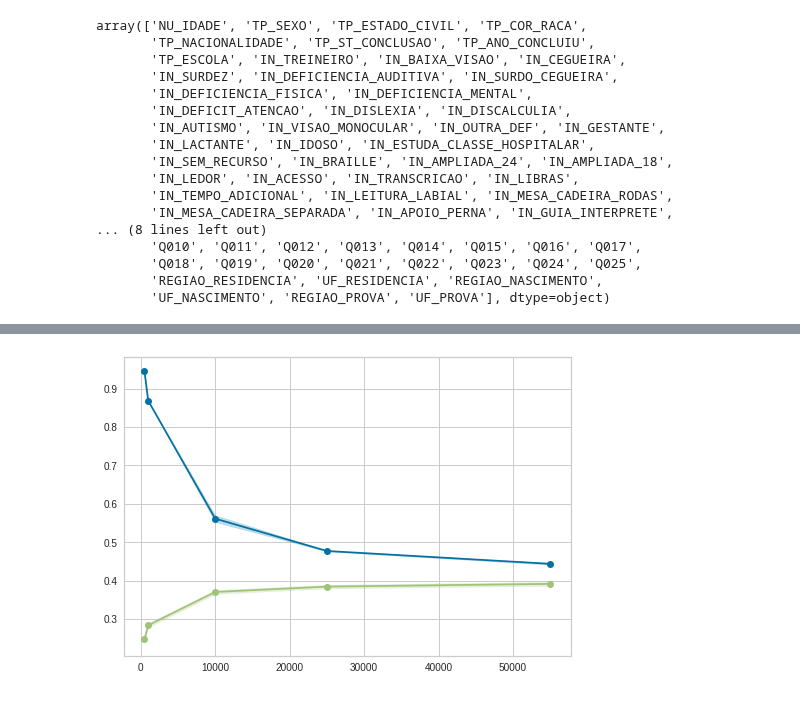
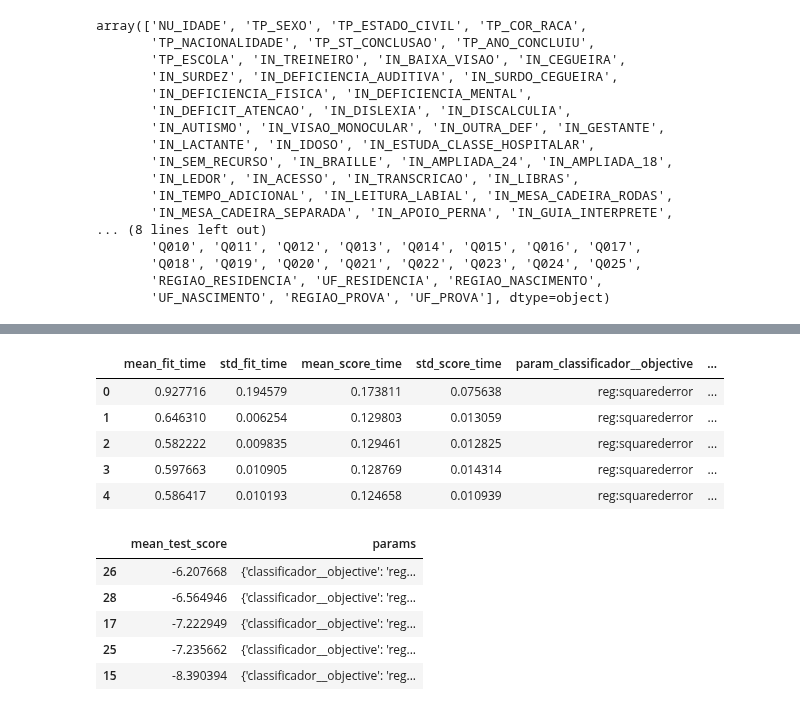
Before and after one commit to inf032/introducaoML, a Jupyter notebook: ENEM.ipynb, the cells around one changed output, grey strips where cells are left out. Saved outputs shown, nothing was run; the diff lists cells and outputs as text; code cells hidden in the pictures.

```diff
--- a/ENEM.ipynb
+++ b/ENEM.ipynb
@@ -334,15 +349,46 @@ vc.show()
 <matplotlib.axes._subplots.AxesSubplot at 0x...>
-# %%
-from yellowbrick.model_selection import LearningCurve
-
-model = XGBRegressor(objective='reg:squarederror', max_depth = 6)
-
-train_sizes = [500, 1000, 10000, 25000, 55000]
-
-vc = LearningCurve(model, cv=5, scoring='r2', train_sizes=train_sizes)
-
-modelo = Pipeline(steps=[('step_one', col_transformer), ('ss',  StandardScaler()),
-                         ('imputer', ImputerWithMissingMark(imputer=SimpleImputer())),
-                         ('vc',  vc)]).fit(X_train_processada, y_train)
-# %% [output]
-[figure, removed]
+# %%
+
+from sklearn.model_selection import GridSearchCV, RandomizedSearchCV
+from scipy.stats import uniform
+from sklearn.model_selection import KFold
+
+espaco_de_parametros = {
+    'classificador__objective':['reg:squarederror'],
+    'classificador__max_depth': np.arange(1,16),
+    'classificador__colsample_bylevel': uniform.rvs(loc=0, scale=0.1, size=10000),
+    'classificador__learning_rate': uniform.rvs(loc=0, scale=0.01, size=100000),
+}
+
+cv = KFold(n_splits = 5, shuffle=True, random_state=327)
+
+
+modelo = Pipeline(steps=[('step_one', col_transformer), ('ss',  StandardScaler()),
+                         ('imputer', ImputerWithMissingMark()), ('classificador', XGBRegressor())])
+
+search = RandomizedSearchCV(modelo,
+                    espaco_de_parametros,
+                    n_iter = 30,
+                    cv = cv,
+                    random_state = SEED)
+
+
+search.fit(X_train_processada, y_train)
+resultados = pd.DataFrame(search.cv_results_)
+resultados.head()
+# %% [output]
+|  | mean_fit_time | std_fit_time | mean_score_time | std_score_time | param_classificador__objective | ... |
+| 0 | 0.927716 | 0.194579 | 0.173811 | 0.075638 | reg:squarederror | ... |
+| 1 | 0.646310 | 0.006254 | 0.129803 | 0.013059 | reg:squarederror | ... |
+| 2 | 0.582222 | 0.009835 | 0.129461 | 0.012825 | reg:squarederror | ... |
+| 3 | 0.597663 | 0.010905 | 0.128769 | 0.014314 | reg:squarederror | ... |
+| 4 | 0.586417 | 0.010193 | 0.124658 | 0.010939 | reg:squarederror | ... |
+# %%
+resultados[['mean_test_score', 'params']].sort_values(by='mean_test_score', ascending=False).head(5)
+# %% [output]
+|  | mean_test_score | params |
+| 26 | -6.207668 | {'classificador__objective': 'reg... |
+| 28 | -6.564946 | {'classificador__objective': 'reg... |
+| 17 | -7.222949 | {'classificador__objective': 'reg... |
+| 25 | -7.235662 | {'classificador__objective': 'reg... |
+| 15 | -8.390394 | {'classificador__objective': 'reg... |
```
Also changed, not shown: parts of 8 cells of this notebook.
